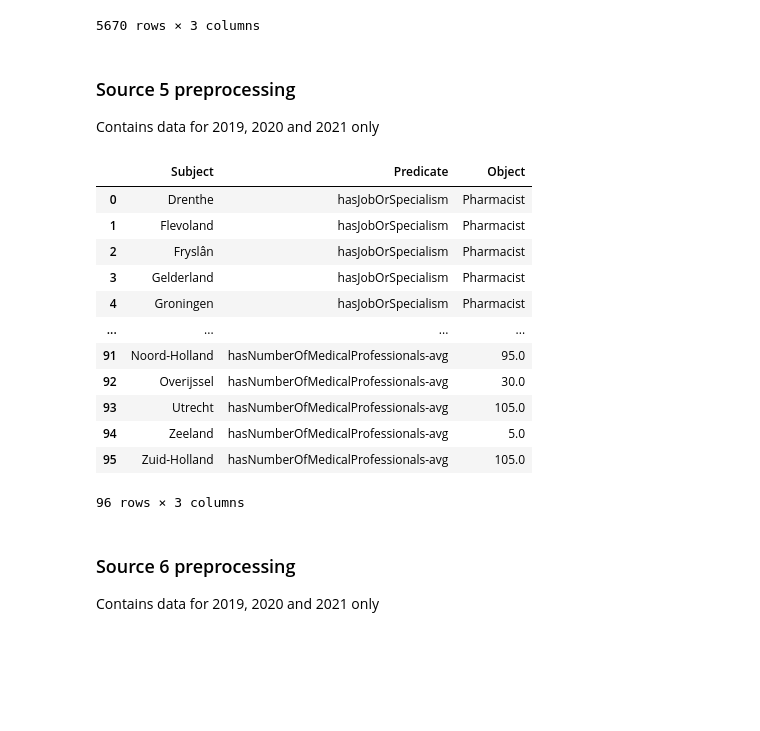
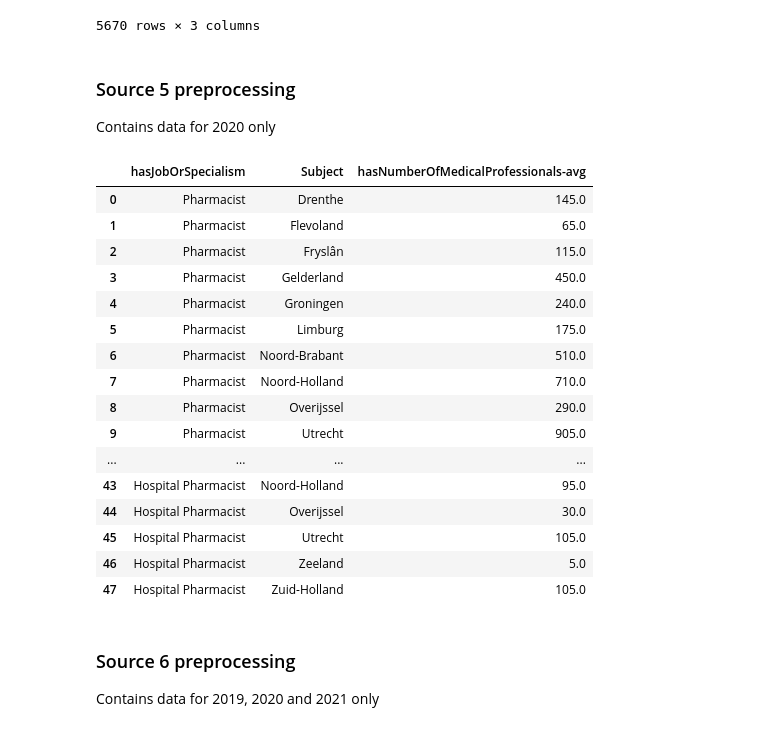
Before and after one commit to reikichan/2AMD20, a Jupyter notebook: preprocessing.ipynb, the cells around one changed output. Saved outputs shown, nothing was run; the diff lists cells and outputs as text; code cells hidden in the pictures; blank space fills up the shorter version.

```diff
--- a/preprocessing.ipynb
+++ b/preprocessing.ipynb
@@ -365,7 +365,7 @@ See the caveats in the documentation: https://pandas.pydata.org/pandas-docs/stab
 5670 rows × 3 columns
 # %% [markdown]
 ### Source 5 preprocessing
-Contains data for 2019, 2020 and 2021 only
+Contains data for 2020 only
 # %%
 source_number = 5
 source_folder_path = f"data/Source_{source_number}"
@@ -381,50 +381,51 @@ source_5.columns = source_5.columns.str[:-1]
 source_5["Regio's"] = source_5["Regio's"].str[1:]
 source_5["Regio's"] = source_5["Regio's"].str[:-6]
 source_5["Beroepen en specialismen"] = source_5["Beroepen en specialismen"].str[1:]
 source_5["Beroepen en specialismen"] = source_5["Beroepen en specialismen"].str[:-1]
 source_5["Perioden"] = source_5["Perioden"].str[1:]
 source_5["Perioden"] = source_5["Perioden"].str[:-1]
 
 # remove * char from 2020
 source_5["Perioden"] = source_5["Perioden"].str.replace("*","")
 
 # drop age, social columns
 source_5.drop("Leeftijd",inplace=True,axis=1)
 source_5.drop("Sociaaleconomische categorie",inplace=True,axis=1)
 
 # inspect rows where province is null
 source_5[source_5["Regio's"].isnull()]
 
 # drop rows where province is nan
 source_5 = source_5[source_5["Regio's"].notnull()]
 
 # AVERAGE the years
 source_5 = source_5.groupby(["Beroepen en specialismen", "Regio's"]).mean().reset_index()
 
-# KE table - Subject Predicate Object tuples
 # Renaming the columns, first col is considered to be of type subject and the others of type predicate
 source_5_wide_format = source_5.rename(columns={"Regio's":"Subject", "Beroepen en specialismen":"hasJobOrSpecialism", \
     "Medisch geschoolden (aantal)":"hasNumberOfMedicalProfessionals-avg"})
 # renaming string values to english
 source_5_wide_format = source_5_wide_format.replace({"Apotheker":"Pharmacist", "Basisarts":"Medical Doctor", \
     "Totaal BIG-geregistreerde beroepen":"Total BIG registered professions", "Ziekenhuisapotheker":"Hospital Pharmacist"})
-# Change wide format to long format in order to get the KE table
-long_format_source_5 = source_5_wide_format.melt(id_vars=["Subject"], var_name="Predicate", value_name="Object")
-long_format_source_5
+source_5_wide_format
 # %% [output]
-|  | Subject | Predicate | Object |
-| 0 | Drenthe | hasJobOrSpecialism | Pharmacist |
-| 1 | Flevoland | hasJobOrSpecialism | Pharmacist |
-| 2 | Fryslân | hasJobOrSpecialism | Pharmacist |
-| 3 | Gelderland | hasJobOrSpecialism | Pharmacist |
-| 4 | Groningen | hasJobOrSpecialism | Pharmacist |
+|  | hasJobOrSpecialism | Subject | hasNumberOfMedicalProfessionals-avg |
+| 0 | Pharmacist | Drenthe | 145.0 |
+| 1 | Pharmacist | Flevoland | 65.0 |
+| 2 | Pharmacist | Fryslân | 115.0 |
+| 3 | Pharmacist | Gelderland | 450.0 |
+| 4 | Pharmacist | Groningen | 240.0 |
+| 5 | Pharmacist | Limburg | 175.0 |
+| 6 | Pharmacist | Noord-Brabant | 510.0 |
+| 7 | Pharmacist | Noord-Holland | 710.0 |
+| 8 | Pharmacist | Overijssel | 290.0 |
+| 9 | Pharmacist | Utrecht | 905.0 |
 | ... | ... | ... | ... |
-| 91 | Noord-Holland | hasNumberOfMedicalProfessionals-avg | 95.0 |
-| 92 | Overijssel | hasNumberOfMedicalProfessionals-avg | 30.0 |
-| 93 | Utrecht | hasNumberOfMedicalProfessionals-avg | 105.0 |
-| 94 | Zeeland | hasNumberOfMedicalProfessionals-avg | 5.0 |
-| 95 | Zuid-Holland | hasNumberOfMedicalProfessionals-avg | 105.0 |
+| 43 | Hospital Pharmacist | Noord-Holland | 95.0 |
+| 44 | Hospital Pharmacist | Overijssel | 30.0 |
+| 45 | Hospital Pharmacist | Utrecht | 105.0 |
+| 46 | Hospital Pharmacist | Zeeland | 5.0 |
+| 47 | Hospital Pharmacist | Zuid-Holland | 105.0 |
-96 rows × 3 columns
 # %% [markdown]
 ### Source 6 preprocessing
 Contains data for 2019, 2020 and 2021 only
```
Also changed, not shown: parts of 13 cells of this notebook.
